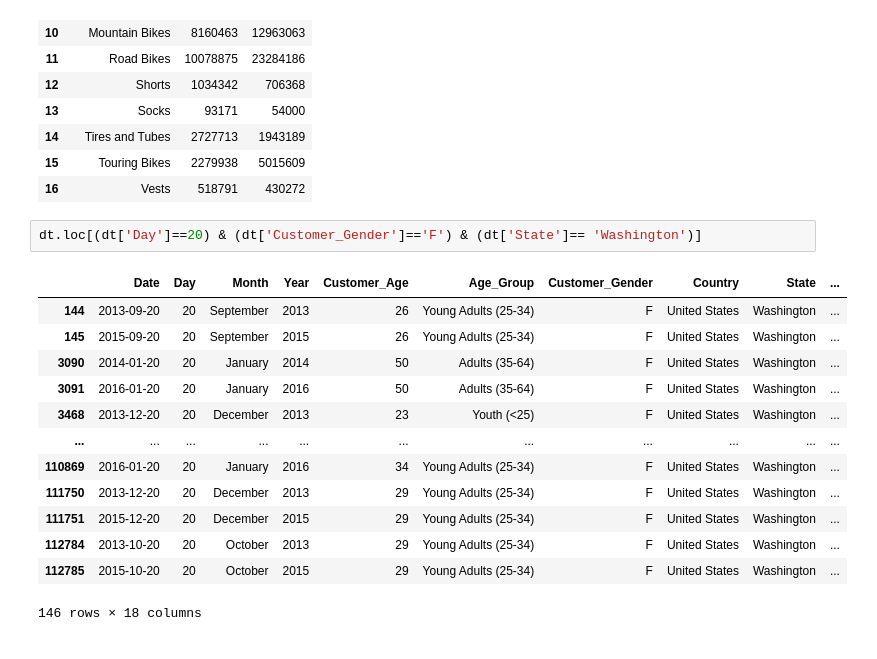
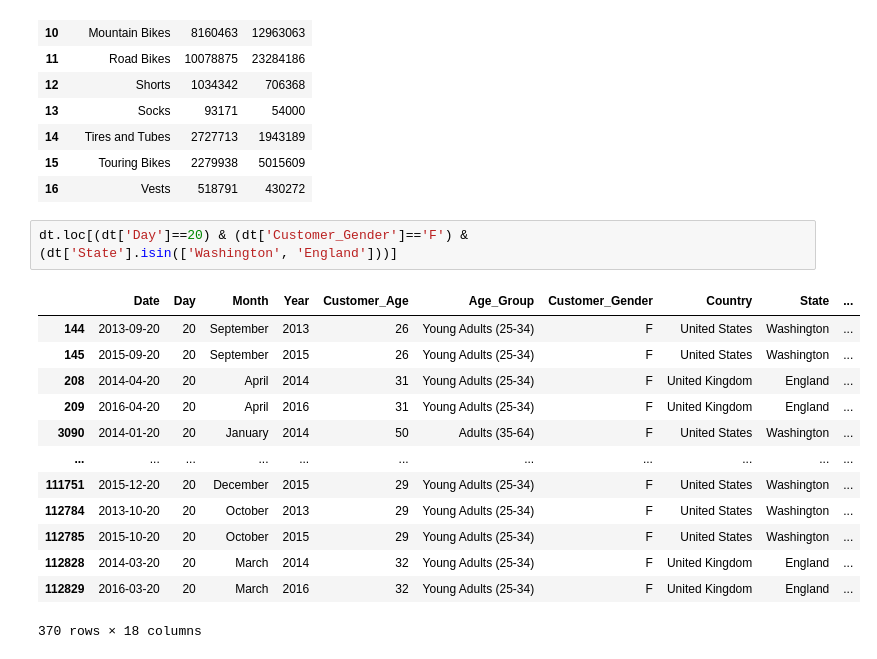
Before and after one commit to dindadinho93/Python-Exercise, a Jupyter notebook: sales_data.ipynb, the cells around one changed output. Saved outputs shown, nothing was run; the diff lists cells and outputs as text.

```diff
--- a/sales_data.ipynb
+++ b/sales_data.ipynb
@@ -126,18 +126,19 @@ dt.groupby('Sub_Category').agg({'Profit': sum, 'Cost':sum}).reset_index()
 | 15 | Touring Bikes | 2279938 | 5015609 |
 | 16 | Vests | 518791 | 430272 |
 # %%
-dt.loc[(dt['Day']==20) & (dt['Customer_Gender']=='F') & (dt['State']== 'Washington')]
+dt.loc[(dt['Day']==20) & (dt['Customer_Gender']=='F') &
+(dt['State'].isin(['Washington', 'England']))]
 # %% [output]
 |  | Date | Day | Month | Year | Customer_Age | Age_Group | Customer_Gender | Country | State | ... |
 | 144 | 2013-09-20 | 20 | September | 2013 | 26 | Young Adults (25-34) | F | United States | Washington | ... |
 | 145 | 2015-09-20 | 20 | September | 2015 | 26 | Young Adults (25-34) | F | United States | Washington | ... |
+| 208 | 2014-04-20 | 20 | April | 2014 | 31 | Young Adults (25-34) | F | United Kingdom | England | ... |
+| 209 | 2016-04-20 | 20 | April | 2016 | 31 | Young Adults (25-34) | F | United Kingdom | England | ... |
 | 3090 | 2014-01-20 | 20 | January | 2014 | 50 | Adults (35-64) | F | United States | Washington | ... |
-| 3091 | 2016-01-20 | 20 | January | 2016 | 50 | Adults (35-64) | F | United States | Washington | ... |
-| 3468 | 2013-12-20 | 20 | December | 2013 | 23 | Youth (<25) | F | United States | Washington | ... |
 | ... | ... | ... | ... | ... | ... | ... | ... | ... | ... | ... |
-| 110869 | 2016-01-20 | 20 | January | 2016 | 34 | Young Adults (25-34) | F | United States | Washington | ... |
-| 111750 | 2013-12-20 | 20 | December | 2013 | 29 | Young Adults (25-34) | F | United States | Washington | ... |
 | 111751 | 2015-12-20 | 20 | December | 2015 | 29 | Young Adults (25-34) | F | United States | Washington | ... |
 | 112784 | 2013-10-20 | 20 | October | 2013 | 29 | Young Adults (25-34) | F | United States | Washington | ... |
 | 112785 | 2015-10-20 | 20 | October | 2015 | 29 | Young Adults (25-34) | F | United States | Washington | ... |
+| 112828 | 2014-03-20 | 20 | March | 2014 | 32 | Young Adults (25-34) | F | United Kingdom | England | ... |
+| 112829 | 2016-03-20 | 20 | March | 2016 | 32 | Young Adults (25-34) | F | United Kingdom | England | ... |
-146 rows × 18 columns
+370 rows × 18 columns
```
Also changed, not shown: 5 other files.
